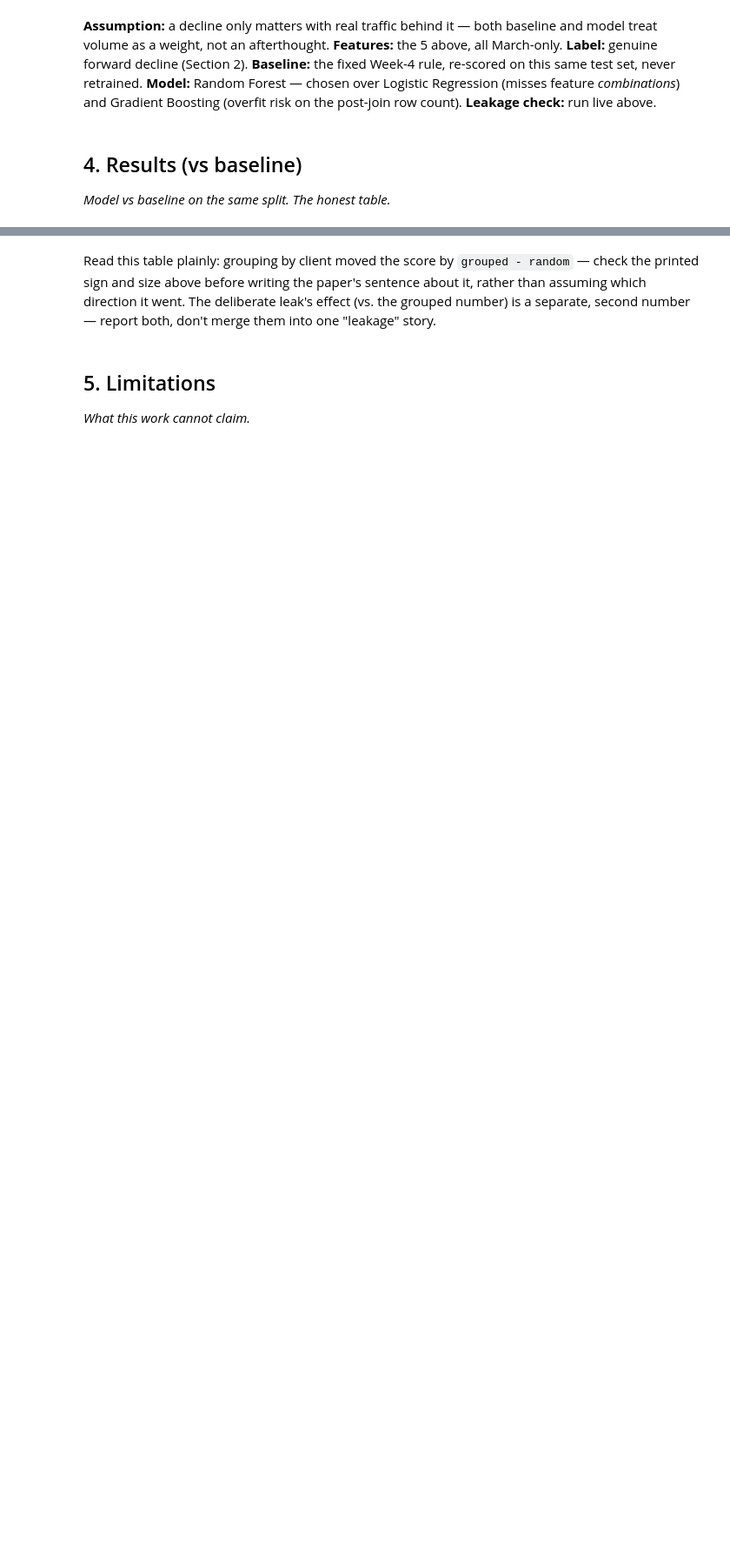
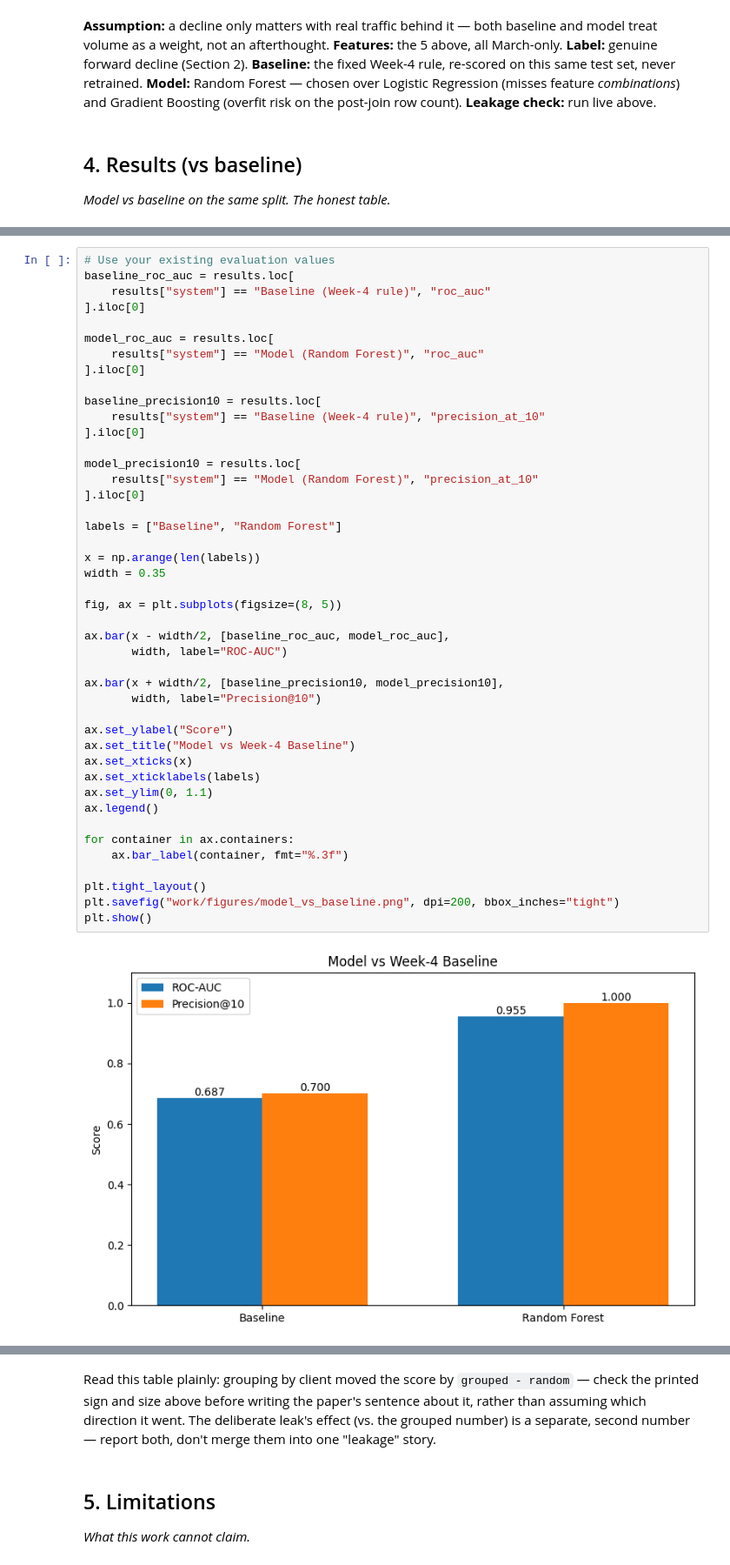
Before and after one commit to GokulM8/Internship, a Jupyter notebook: work/notebooks/capstone.ipynb, the cells around one changed output, grey strips where cells are left out. Shown at 87% size. Drawn from its saved outputs; the diff is of its cells as text; blank space fills up the shorter version.

```diff
--- a/work/notebooks/capstone.ipynb
+++ b/work/notebooks/capstone.ipynb
@@ -164,0 +175,46 @@ close to the label (which just compares march vs april totals).
+# %%
+# Use your existing evaluation values
+baseline_roc_auc = results.loc[
+    results["system"] == "Baseline (Week-4 rule)", "roc_auc"
+].iloc[0]
+
+model_roc_auc = results.loc[
+    results["system"] == "Model (Random Forest)", "roc_auc"
+].iloc[0]
+
+baseline_precision10 = results.loc[
+    results["system"] == "Baseline (Week-4 rule)", "precision_at_10"
+].iloc[0]
+
+model_precision10 = results.loc[
+    results["system"] == "Model (Random Forest)", "precision_at_10"
+].iloc[0]
+
+labels = ["Baseline", "Random Forest"]
+
+x = np.arange(len(labels))
+width = 0.35
+
+fig, ax = plt.subplots(figsize=(8, 5))
+
+ax.bar(x - width/2, [baseline_roc_auc, model_roc_auc],
+       width, label="ROC-AUC")
+
+ax.bar(x + width/2, [baseline_precision10, model_precision10],
+       width, label="Precision@10")
+
+ax.set_ylabel("Score")
+ax.set_title("Model vs Week-4 Baseline")
+ax.set_xticks(x)
+ax.set_xticklabels(labels)
+ax.set_ylim(0, 1.1)
+ax.legend()
+
+for container in ax.containers:
+    ax.bar_label(container, fmt="%.3f")
+
+plt.tight_layout()
+plt.savefig("work/figures/model_vs_baseline.png", dpi=200, bbox_inches="tight")
+plt.show()
+# %% [output]
+[figure, added]
```
Also changed, not shown: parts of 13 cells of this notebook.
